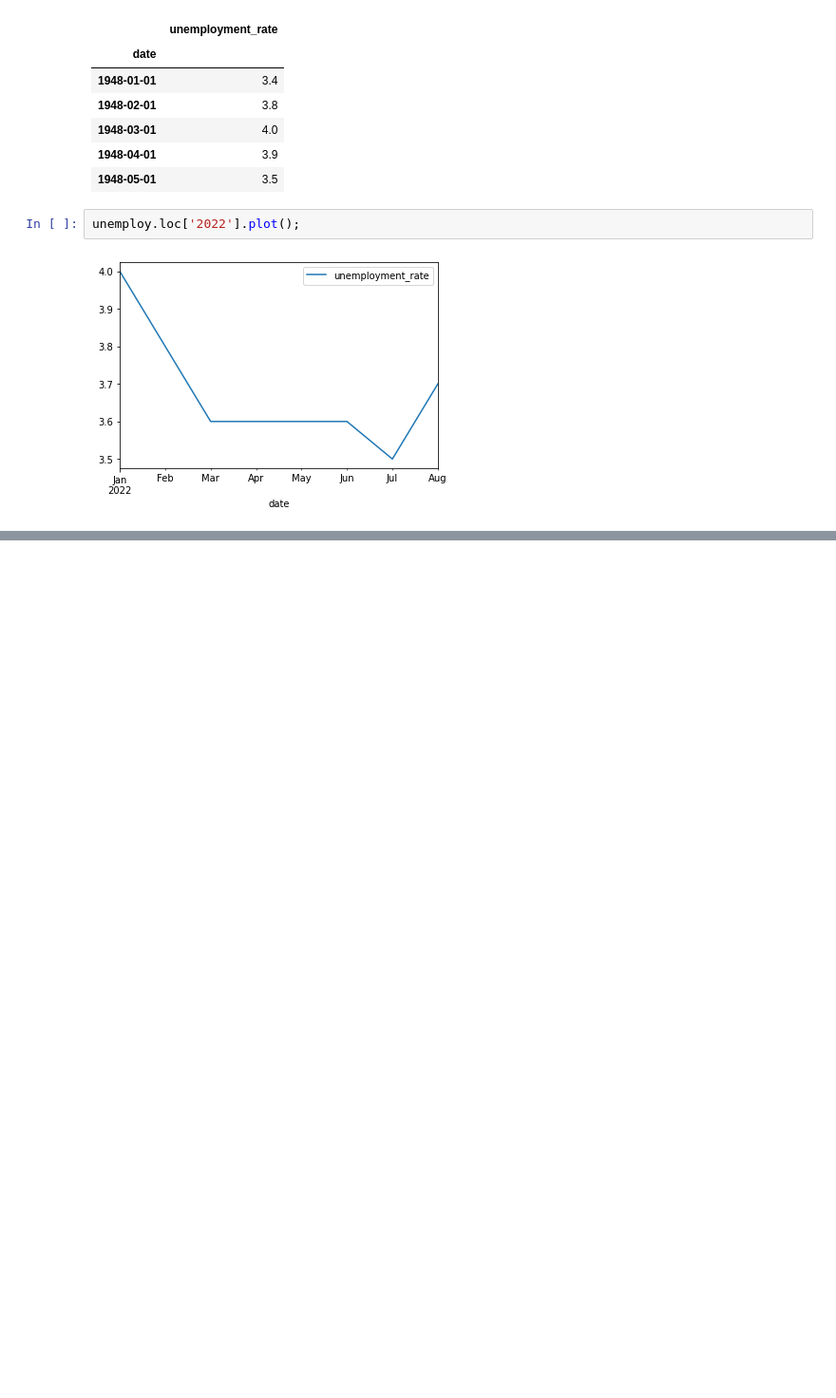
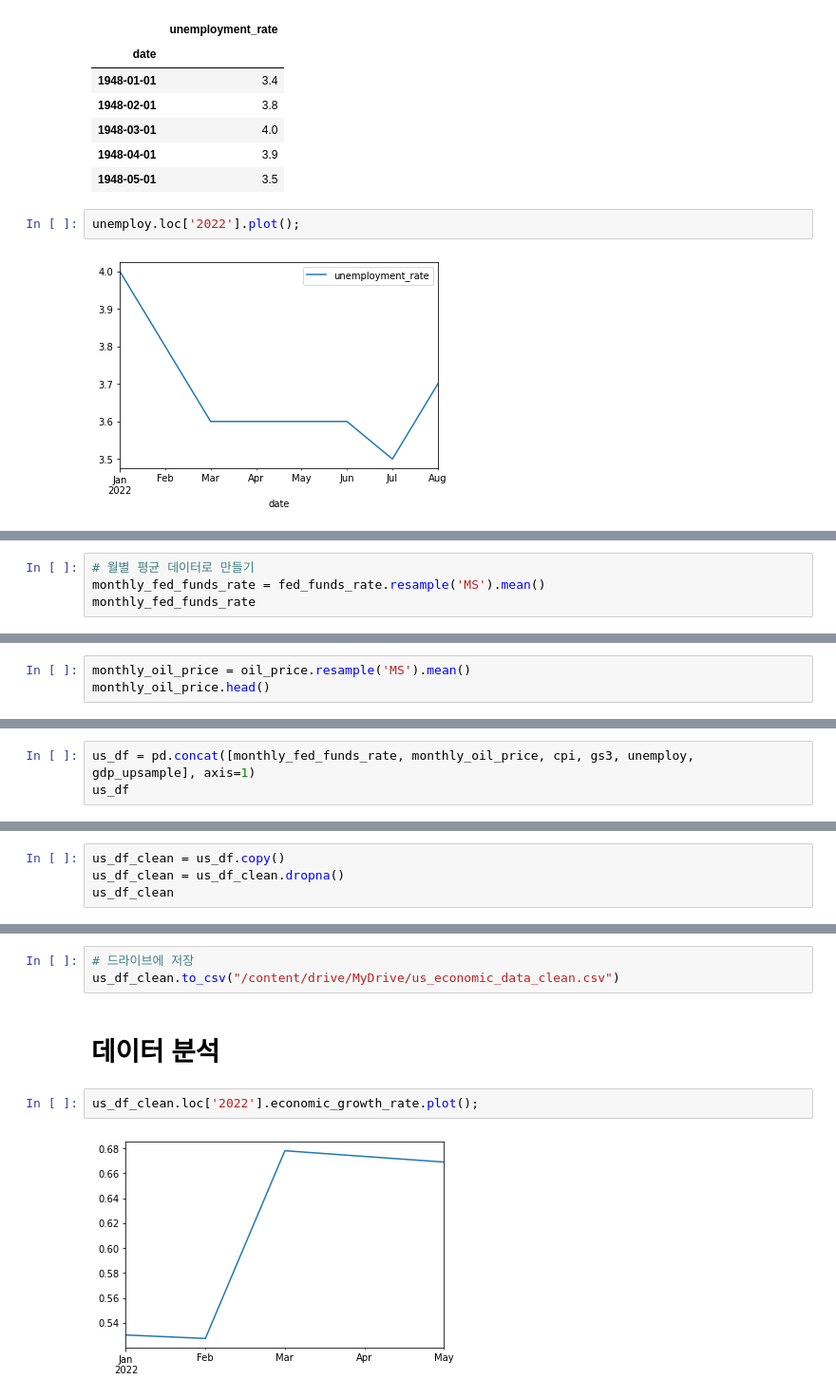
Before and after one commit to nan-park/section2_project, a Jupyter notebook: project_section2.ipynb, the cells around one changed output, grey strips where cells are left out. Shown: that part at 95% size. Cells and saved outputs as stored; diff of their text form; blank space fills up the shorter version.

Commit message:
us data 전처리 완료

```diff
--- a/project_section2.ipynb
+++ b/project_section2.ipynb
@@ -328,0 +534,4 @@ unemploy.loc['2022'].plot();
+# %%
+# 월별 평균 데이터로 만들기
+monthly_fed_funds_rate = fed_funds_rate.resample('MS').mean()
+monthly_fed_funds_rate
@@ -328,0 +563,3 @@ unemploy.loc['2022'].plot();
+# %%
+monthly_oil_price = oil_price.resample('MS').mean()
+monthly_oil_price.head()
@@ -328,0 +576,3 @@ unemploy.loc['2022'].plot();
+# %%
+us_df = pd.concat([monthly_fed_funds_rate, monthly_oil_price, cpi, gs3, unemploy, gdp_upsample], axis=1)
+us_df
@@ -328,0 +605,4 @@ unemploy.loc['2022'].plot();
+# %%
+us_df_clean = us_df.copy()
+us_df_clean = us_df_clean.dropna()
+us_df_clean
@@ -328,0 +623,9 @@ unemploy.loc['2022'].plot();
+# %%
+# 드라이브에 저장
+us_df_clean.to_csv("/content/drive/MyDrive/us_economic_data_clean.csv")
+# %% [markdown]
+# **데이터 분석**
+# %%
+us_df_clean.loc['2022'].economic_growth_rate.plot();
+# %% [output]
+[figure, added]
```
Also changed, not shown: parts of 32 cells of this notebook.
